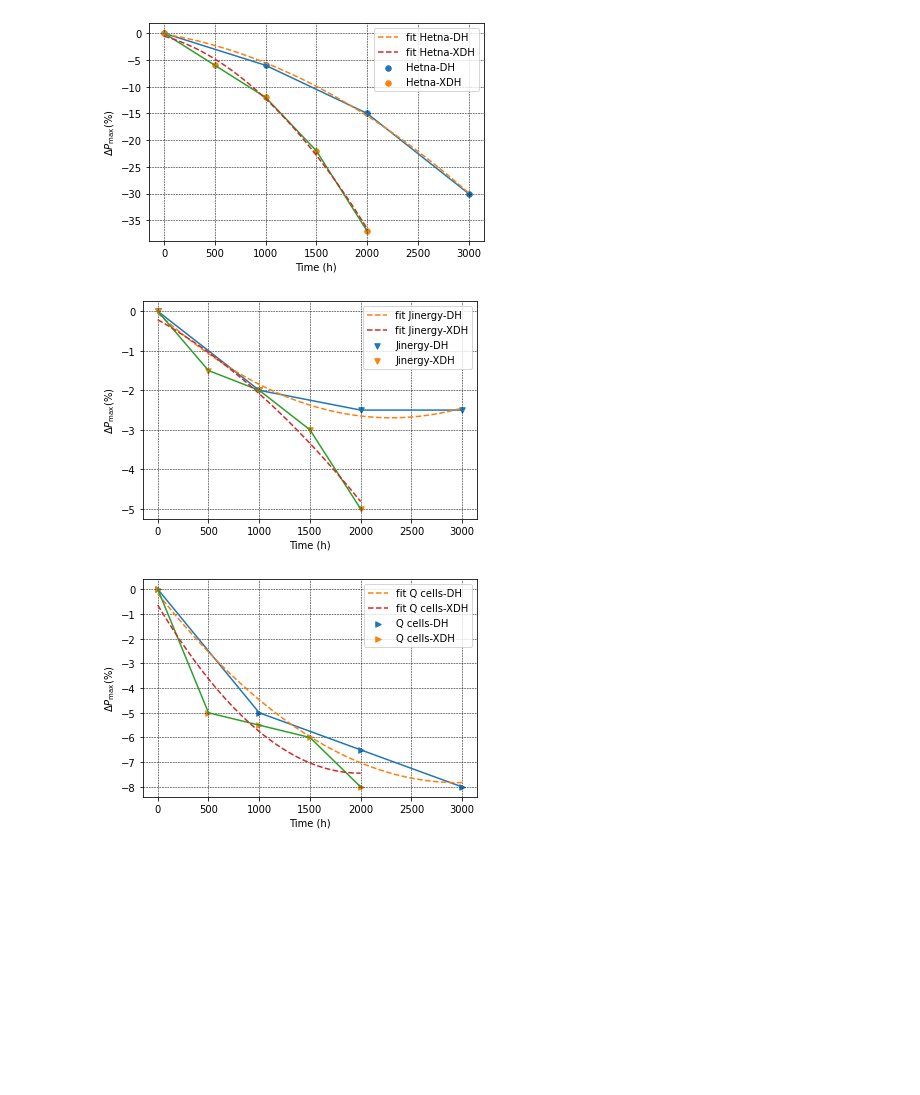
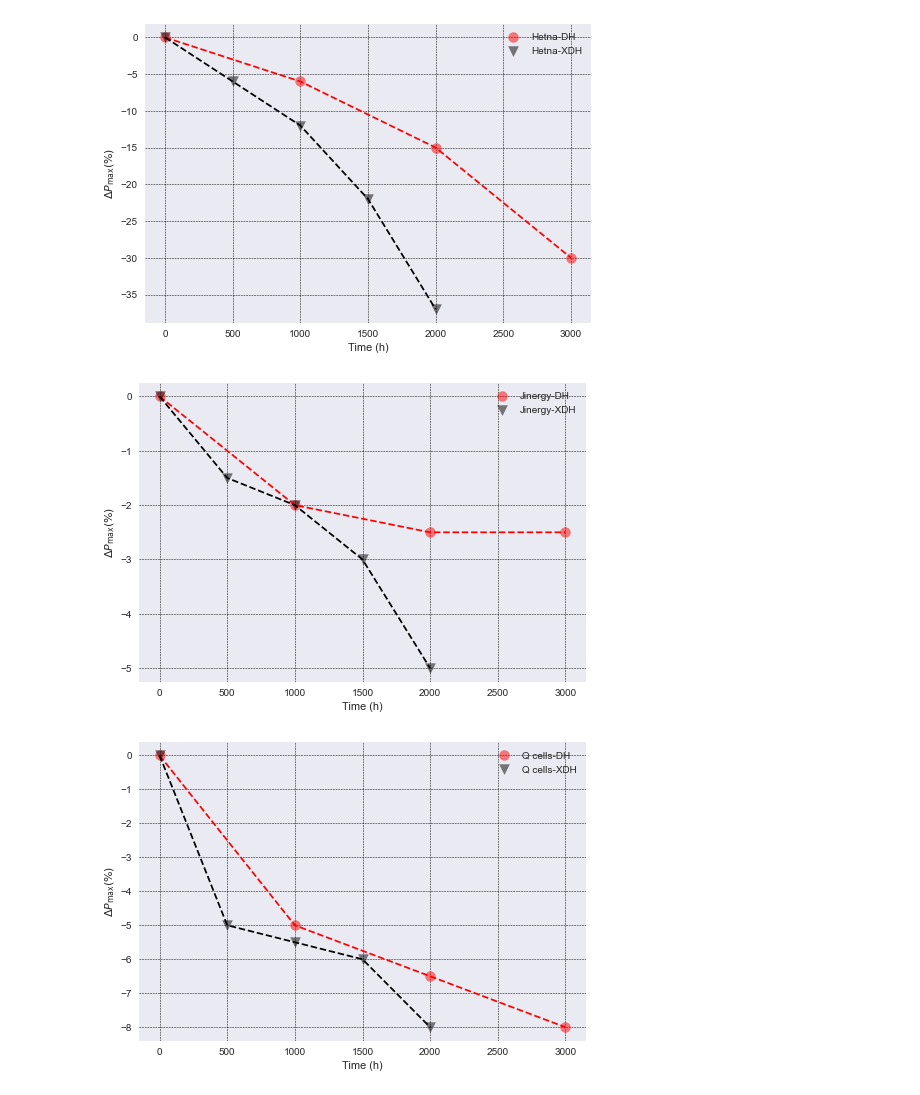
Before and after one commit to Bertin-fap/PVcharacterization, a Jupyter notebook: XCT plot-separated.ipynb, the cells around one changed output. Cells and saved outputs as stored; diff of their text form; code cells hidden in the pictures; blank space fills up the shorter version.

```diff
--- a/XCT plot-separated.ipynb
+++ b/XCT plot-separated.ipynb
@@ -11,50 +11,54 @@ import PVcharacterization_Utils as pv
 
 
 DEFAULT_DIR = Path.home()
+fit = False
 marker = ["o", "v", ">", "<", "s", "p"] # List of marker for the scatter plot
+color = ['r','k']
 
 
-file = DEFAULT_DIR / Path('PVcharacterization_files/essai_XCT.xlsx')
-file = DEFAULT_DIR / Path('PVcharacterization_files/essai_fit.xlsx')
+file = DEFAULT_DIR / Path('PVcharacterization_files/essai XLSX/essai_XCT.xlsx')
+file = DEFAULT_DIR / Path('PVcharacterization_files/essai XLSX/essai_fit.xlsx')
 
 #file = DEFAULT_DIR / Path('C:/Users/JR239608/PyVenv/Misc/essai_XCT.xlsx')
 #file = r'C:/Users/JR239608/PyVenv/Misc/essai_XCT.xlsx'
 
 dic_values = pv.read_and_clean(file)
 new_list = []
 for label,values in dic_values.items():
     module = label.split("-")[0]
     experiment = label.split("-")[1]
     new_list.append((module,experiment,values))
 
+plt.style.use('seaborn')
 dic_coef = {}
-index = 0
+
 for module, g1 in groupby(sorted(new_list), lambda t: t[0]):
+    index = 0
     for dd in list(g1):
         x,y = dd[1:][1].x,dd[1:][1].y
         experiment = dd[1:][0]
         label = module + '-' + experiment
         x_fit,y_fit,poly_coef = pv.fit_curve(x,y)
         dic_coef[label] = poly_coef
-        plt.scatter(x, y, label=label, marker=marker[index],s=30)
-        plt.plot(x,y)
-        plt.plot(x_fit,y_fit,'--',label='fit '+label)
+        plt.scatter(x, y, label=label, marker=marker[index],s=100,c=color[index],alpha=0.5)
+        plt.plot(x,y,'--',c=color[index])
+        if fit:plt.plot(x_fit,y_fit,'--',label='fit '+label)
         plt.grid(color='k', linestyle='--', linewidth=0.5)
         plt.grid(True)
         plt.xlabel('Time (h)')
         plt.ylabel('$\Delta {P_{\max }}(\% )$')
         plt.legend()
-    index += 1
+        index += 1
     plt.show()
 
 
 df_coeff = pd.DataFrame(dic_coef).T
 df_coeff.rename(columns={i:'A'+str(i) for i in range(len(df_coeff.columns))},inplace=True)
 df_coeff.head(20)
 # %% [output]
-[figure, old version]
+[figure, new version]
-[figure, old version]
+[figure, new version]
-[figure, old version]
+[figure, new version]
 |  | A0 | A1 | A2 |
 | Hetna-DH | -2.250000e-06 | -0.003150 | -0.150000 |
 | Hetna-XDH | -6.285714e-06 | -0.005429 | -0.542857 |
```
Also changed, not shown: 8 other files.
